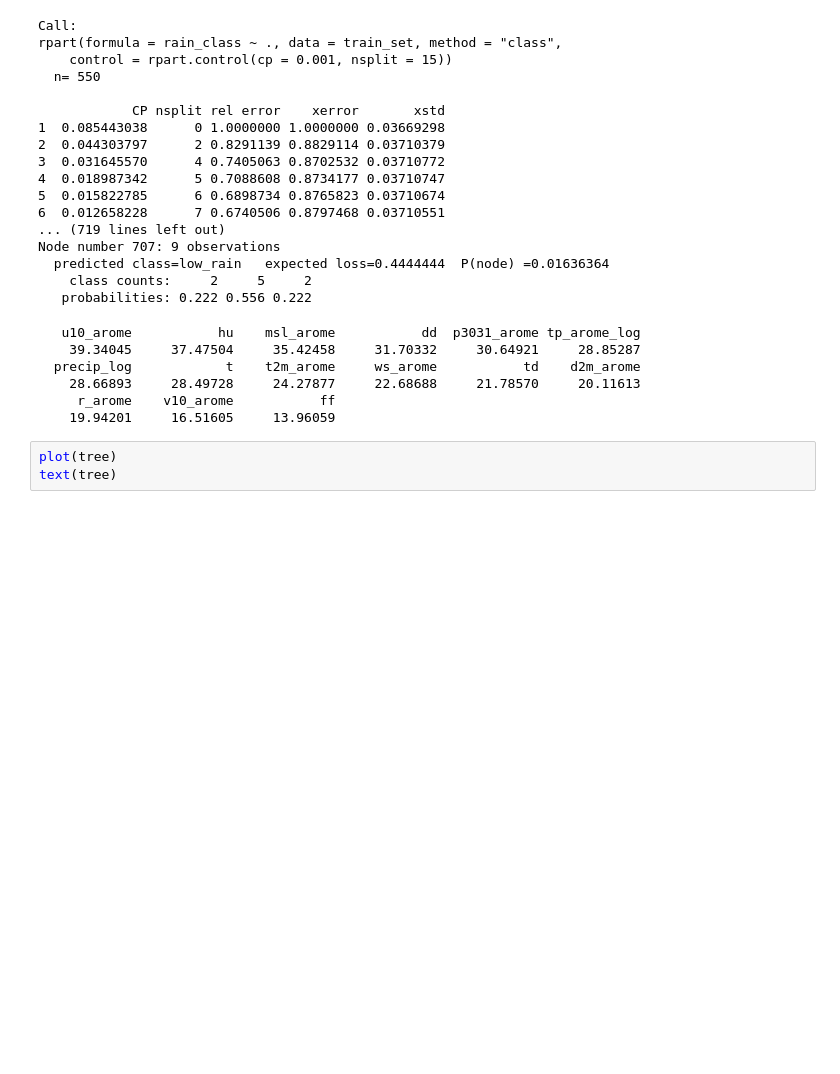
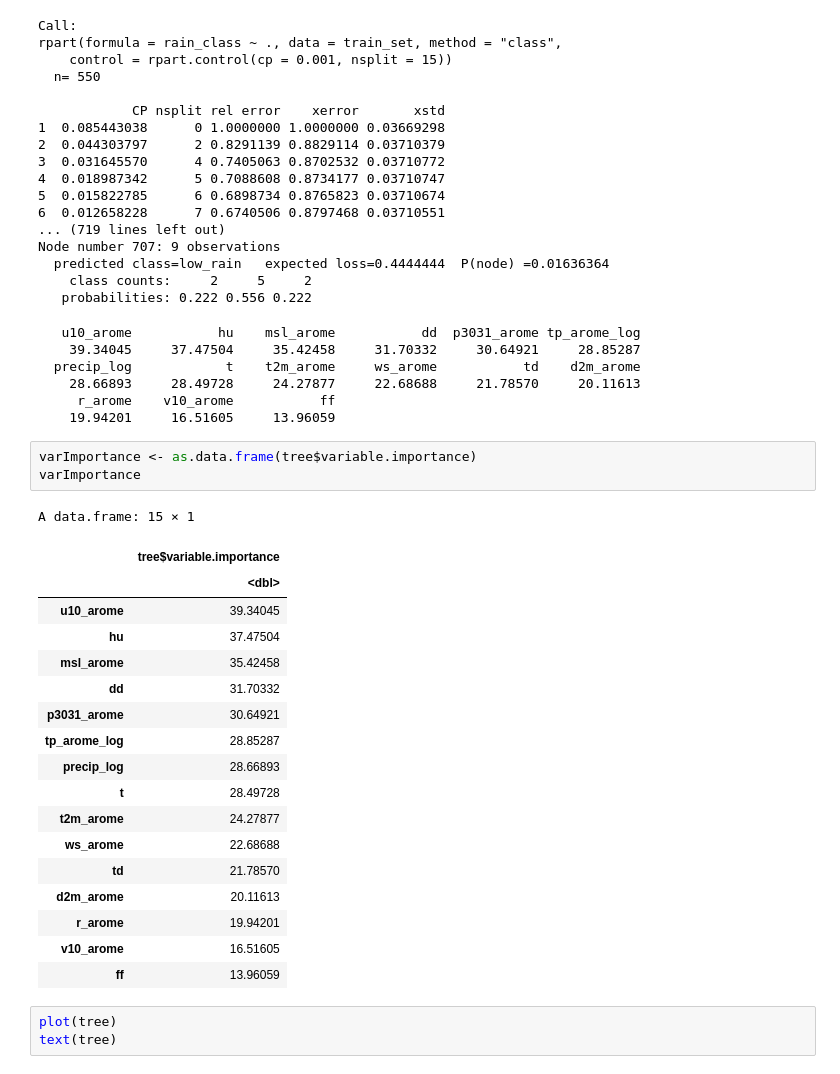
Before and after one commit to NguyenHai7120/4A-MachineLearning-Project, a Jupyter notebook: Tree_and_Forest_R.ipynb, the cells around one changed output. Saved outputs shown, nothing was run; the diff lists cells and outputs as text; blank space fills up the shorter version.

Commit message:
variable importance

```diff
--- a/Tree_and_Forest_R.ipynb
+++ b/Tree_and_Forest_R.ipynb
@@ -102,6 +102,28 @@ Node number 707: 9 observations
     28.66893     28.49728     24.27877     22.68688     21.78570     20.11613
      r_arome    v10_arome           ff
     19.94201     16.51605     13.96059
+# %%
+varImportance <- as.data.frame(tree$variable.importance)
+varImportance
+# %% [output]
+A data.frame: 15 × 1
+|  | tree$variable.importance |
+|  | <dbl> |
+| u10_arome | 39.34045 |
+| hu | 37.47504 |
+| msl_arome | 35.42458 |
+| dd | 31.70332 |
+| p3031_arome | 30.64921 |
+| tp_arome_log | 28.85287 |
+| precip_log | 28.66893 |
+| t | 28.49728 |
+| t2m_arome | 24.27877 |
+| ws_arome | 22.68688 |
+| td | 21.78570 |
+| d2m_arome | 20.11613 |
+| r_arome | 19.94201 |
+| v10_arome | 16.51605 |
+| ff | 13.96059 |
 # %%
 plot(tree)
 text(tree)
```
Also changed, not shown: 2 other files.
